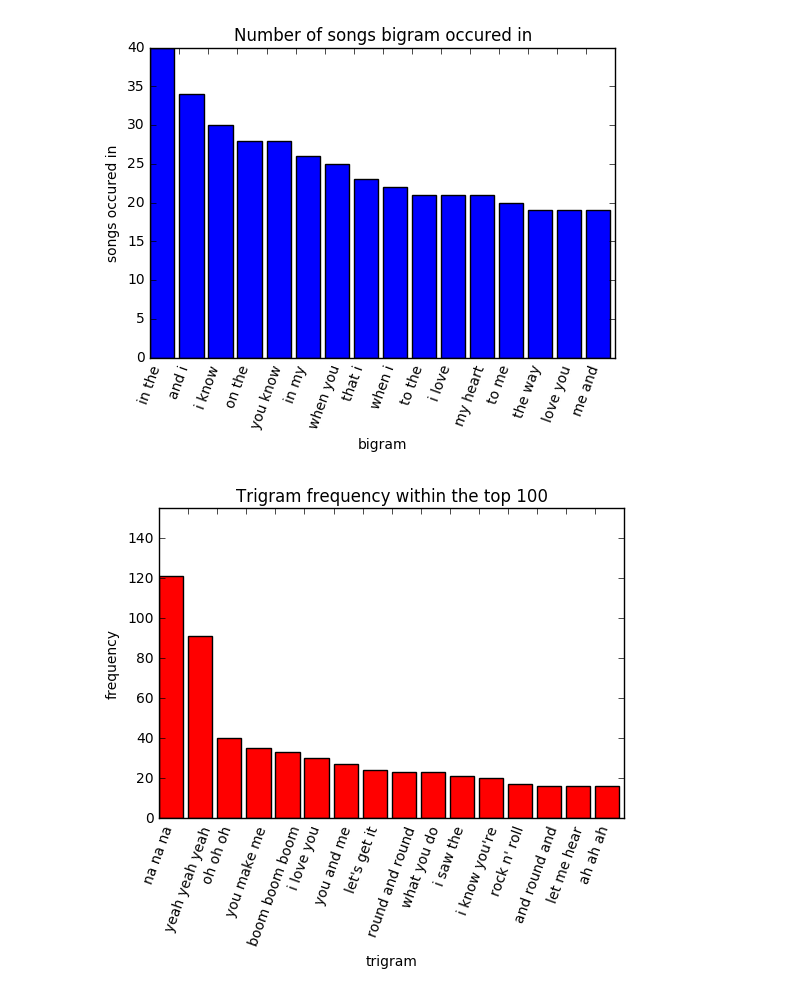
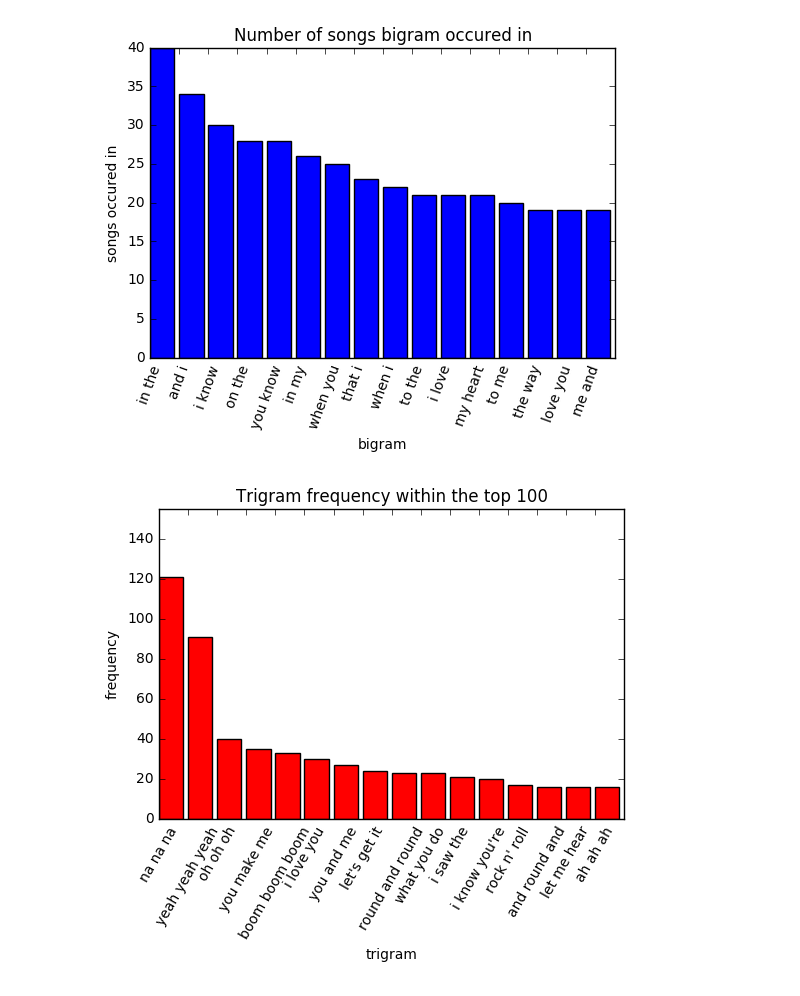
Before and after one commit to sssantos/141bravo, a Jupyter notebook: NGRAMS.ipynb, the cells around one changed output. Saved outputs shown, nothing was run; the diff lists cells and outputs as text; code cells hidden in the pictures.

Commit message:
fixed more typos and graphs

```diff
--- a/NGRAMS.ipynb
+++ b/NGRAMS.ipynb
@@ -204,16 +225,16 @@ plt.show()
 # %%
 tri_by_freq_y = list(tri_by_freq["freq"])[0:16]
 plt.bar(range(16), tri_by_freq_y, 1/1.2, color = "red")
 plt.xticks(range(16), list(tri_by_freq["trigram"])[0:16])
-plt.xticks(rotation = 70)
+plt.xticks(rotation = 60)
 plt.ylim([0,155])
 plt.xlabel("trigram")
 plt.ylabel("frequency")
 plt.title("Trigram frequency within the top 100")
-plt.savefig('tri_by_freq.png')
+plt.savefig('tri_by_freq.png',bbox_inches='tight')
 plt.show()
 # %% [output]
-[figure, old version]
+[figure, new version]
 # %%
 bi_by_freq_y = list(bi_by_freq["freq"])[0:16]
 plt.bar(range(16), bi_by_freq_y, 1/1.2, color = "red")
```
Also changed, not shown: parts of 4 cells of this notebook, 5 other files.
